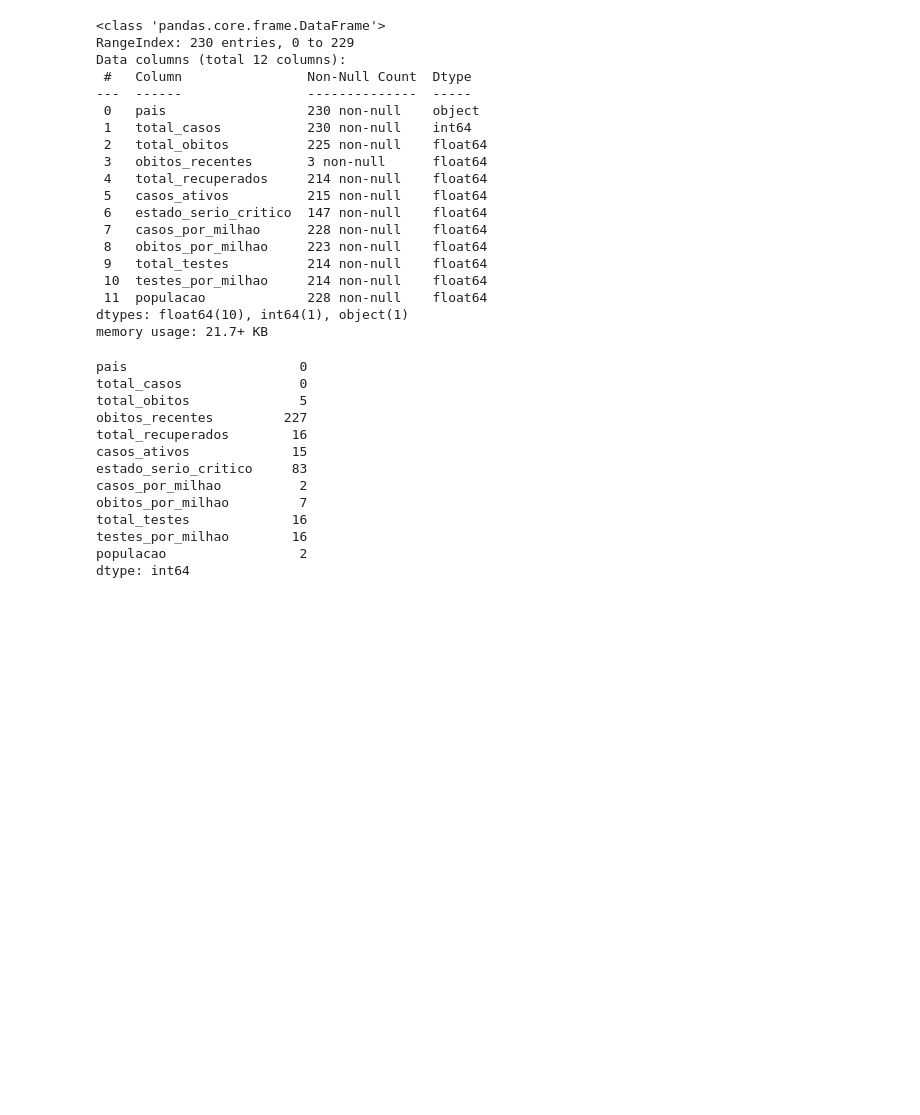
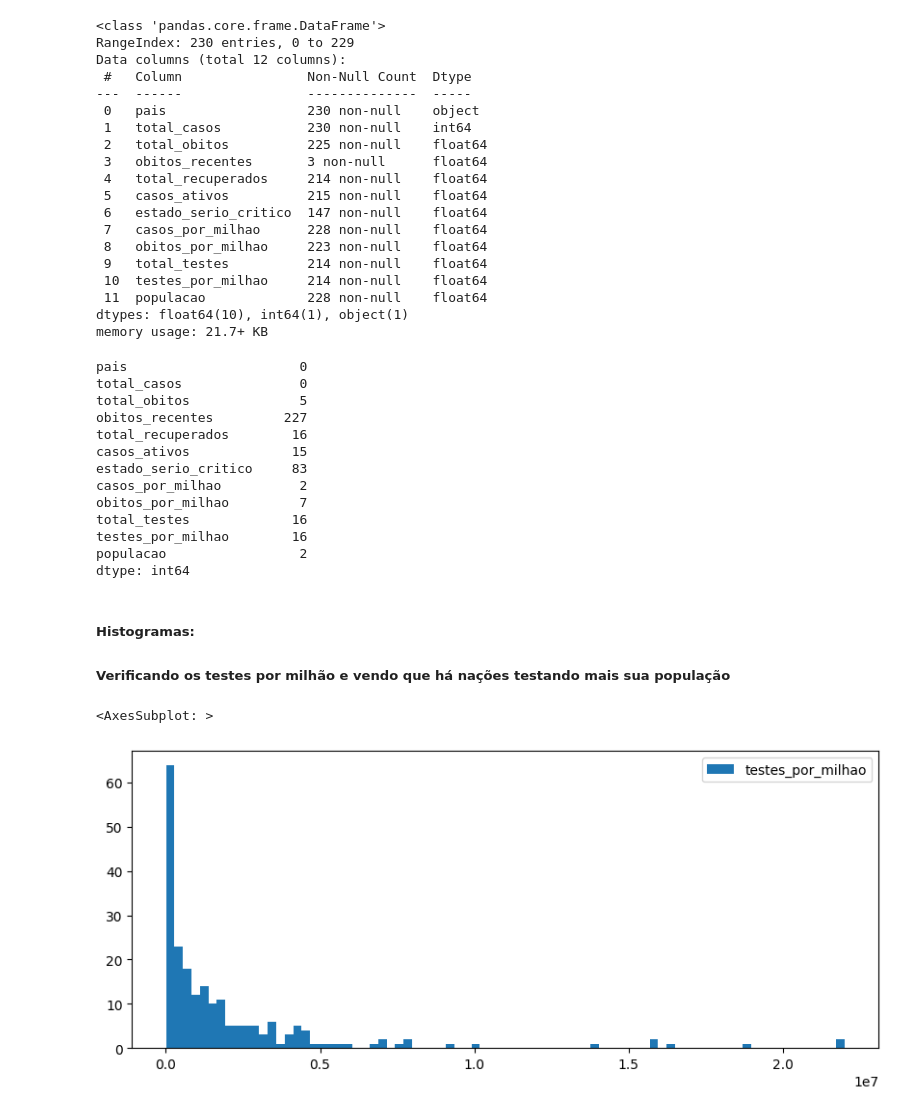
Before and after one commit to bernaRocha/ultima-School_portfolio, a Jupyter notebook: 01_coronavirus_pandemic-dataset/analise_coronavirus.ipynb, the cells around one changed output. Saved outputs shown, nothing was run; the diff lists cells and outputs as text; code cells hidden in the pictures; blank space fills up the shorter version.

```diff
--- a/01_coronavirus_pandemic-dataset/analise_coronavirus.ipynb
+++ b/01_coronavirus_pandemic-dataset/analise_coronavirus.ipynb
@@ -206,3 +218,11 @@ total_testes             16
 testes_por_milhao        16
 populacao                 2
 dtype: int64
+# %% [markdown]
+##### Histogramas:
+##### Verificando os testes por milhão e vendo que há nações testando mais sua população
+# %%
+data["testes_por_milhao"].hist(grid=False, bins=80, legend=True, figsize=(10, 4))
+# %% [output]
+<AxesSubplot: >
+[figure, added]
```
Also changed, not shown: parts of 12 cells of this notebook.
